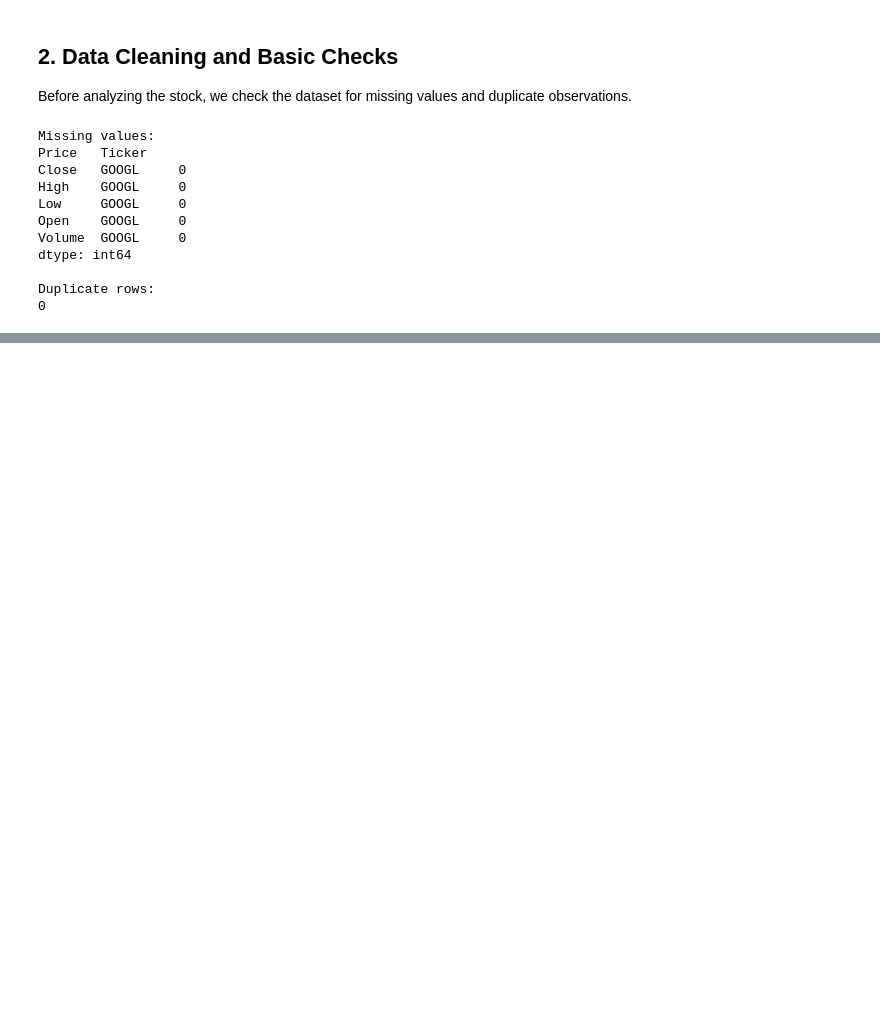
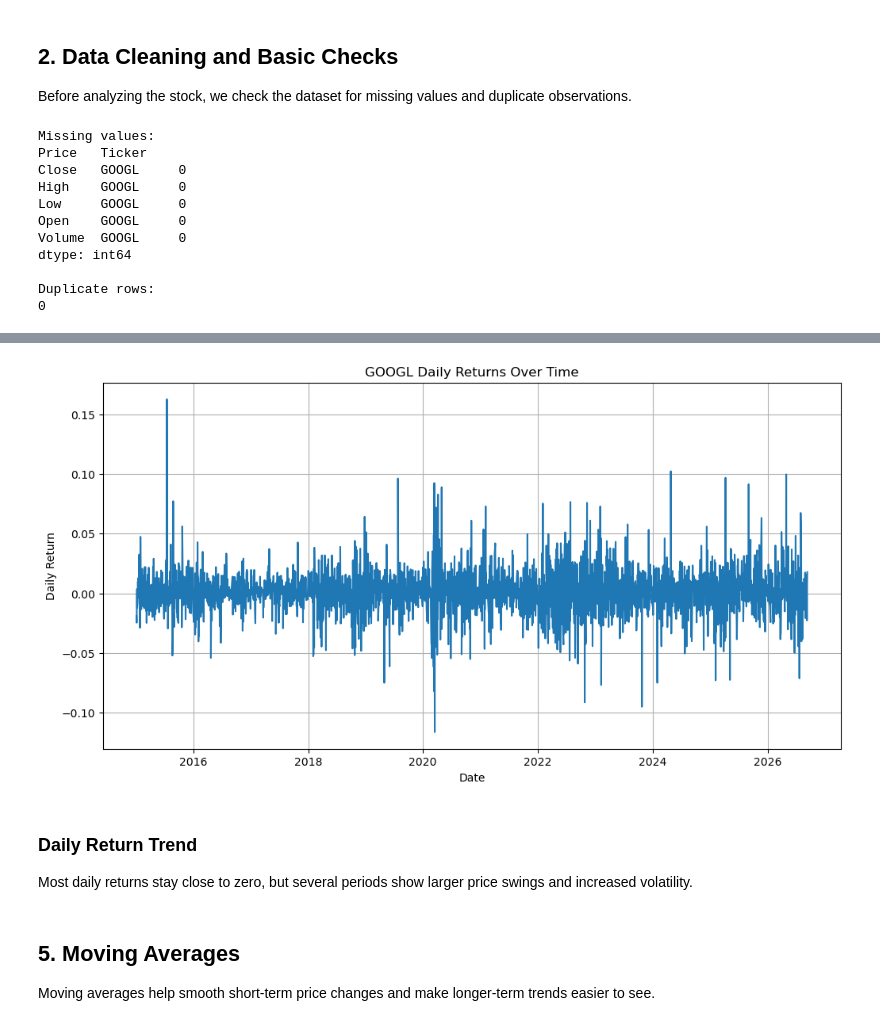
Before and after one commit to Jflo2412/google-stock-analysis, a Jupyter notebook: GOOGL_Stock_Analysis.ipynb, the cells around one changed output, grey strips where cells are left out. Saved outputs shown, nothing was run; the diff lists cells and outputs as text; code cells hidden in the pictures; blank space fills up the shorter version.

```diff
--- a/GOOGL_Stock_Analysis.ipynb
+++ b/GOOGL_Stock_Analysis.ipynb
@@ -99,0 +136,4 @@ Duplicate rows:
+# %%
+data['Daily Return'] = data['Close']['GOOGL'].pct_change()
+
+data['Daily Return'].describe()
@@ -99,0 +150,21 @@ Duplicate rows:
+# %%
+plt.figure(figsize=(12,6))
+
+plt.plot(data.index, data['Daily Return'])
+
+plt.title('GOOGL Daily Returns Over Time')
+plt.xlabel('Date')
+plt.ylabel('Daily Return')
+
+plt.grid(True)
+plt.show()
+# %% [output]
+[figure, added]
+# %% [markdown]
+### Daily Return Trend
+
+Most daily returns stay close to zero, but several periods show larger price swings and increased volatility.
+# %% [markdown]
+## 5. Moving Averages
+
+Moving averages help smooth short-term price changes and make longer-term trends easier to see.
```
Also changed, not shown: parts of 38 cells of this notebook.
